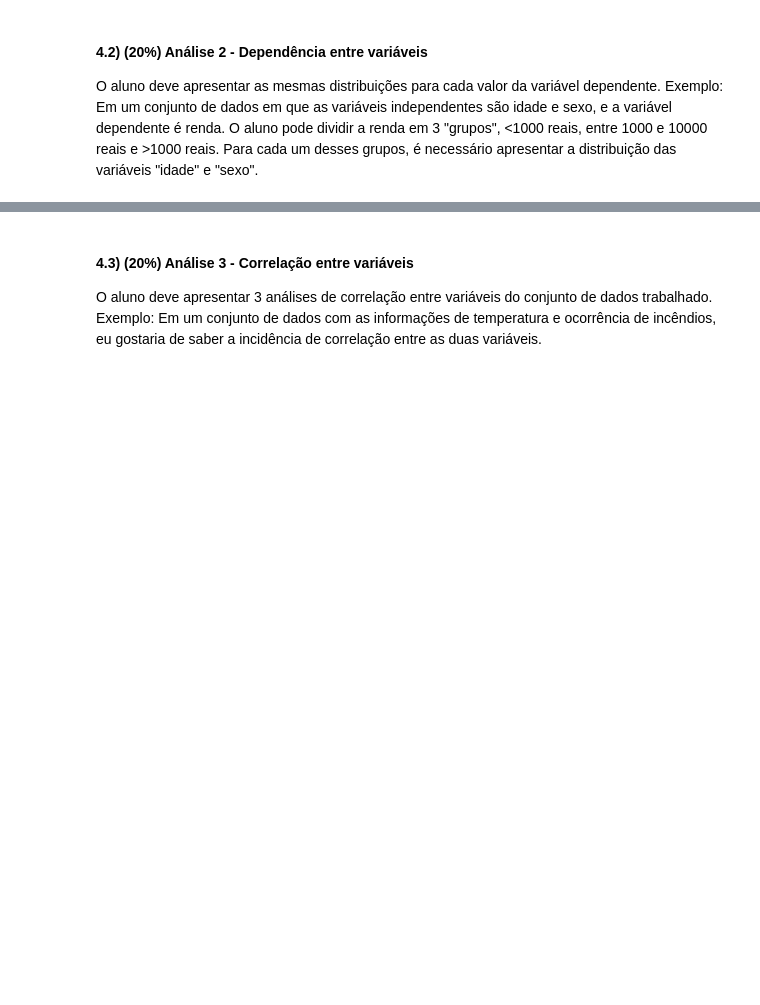
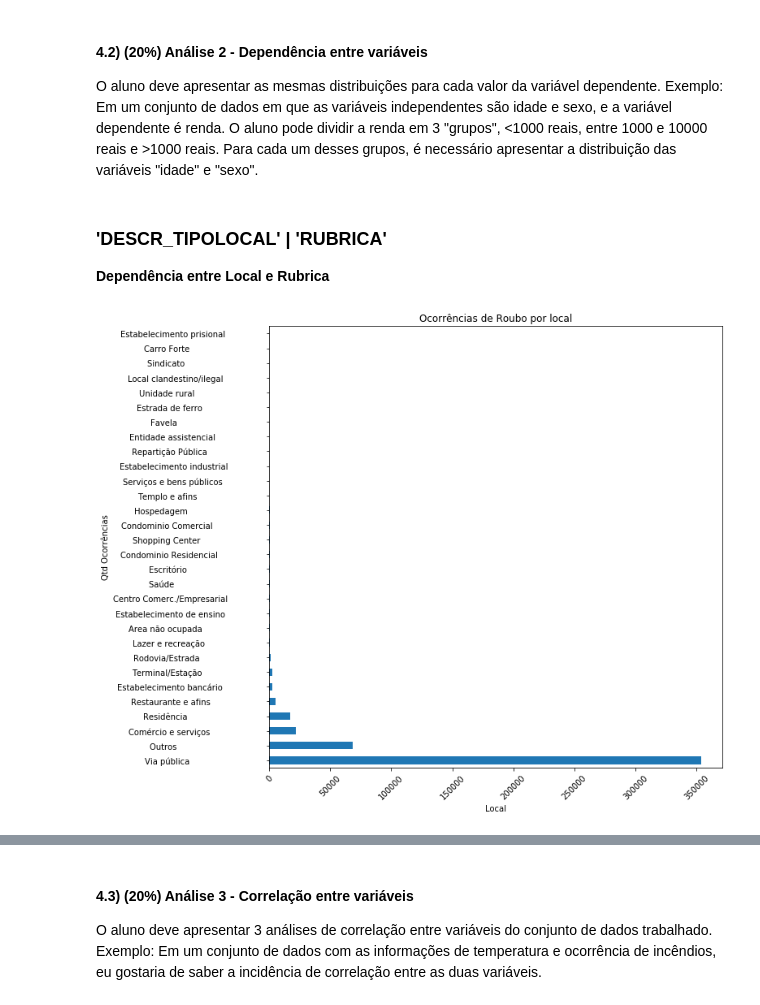
Before and after one commit to PedroHJSantos/aed_projeto_1, a Jupyter notebook: template.ipynb, the cells around one changed output, grey strips where cells are left out. Cells and saved outputs as stored; diff of their text form; code cells hidden in the pictures; blank space fills up the shorter version.

Commit message:
Dependência ('DESCR_TIPOLOCAL' e 'RUBRICA')

```diff
--- a/template.ipynb
+++ b/template.ipynb
@@ -668,3 +668,6 @@ plt.show()
 # %% [markdown]
 #### 4.2) **(20%)** Análise 2 - Dependência entre variáveis
 O aluno deve apresentar as mesmas distribuições para cada valor da variável dependente. Exemplo: Em um conjunto de dados em que as variáveis independentes são idade e sexo, e a variável dependente é renda. O aluno pode dividir a renda em 3 "grupos", <1000 reais, entre 1000 e 10000 reais e >1000 reais. Para cada um desses grupos, é necessário apresentar a distribuição das variáveis "idade" e "sexo".
+# %% [markdown]
+### 'DESCR_TIPOLOCAL' | 'RUBRICA'
+**Dependência entre Local e Rubrica**
@@ -670,0 +695,9 @@ O aluno deve apresentar as mesmas distribuições para cada valor da variável d
+# %%
+df[df['RUBRICA'] == 'Roubo']['DESCR_TIPOLOCAL'].value_counts().plot(kind='barh', figsize=(10,10))
+plt.xlabel('Local')
+plt.ylabel('Qtd Ocorrências')
+plt.title('Ocorrências de Roubo por local')
+plt.xticks(rotation=45)
+plt.show()
+# %% [output]
+[figure, added]
```
Also changed, not shown: parts of 17 cells of this notebook.
